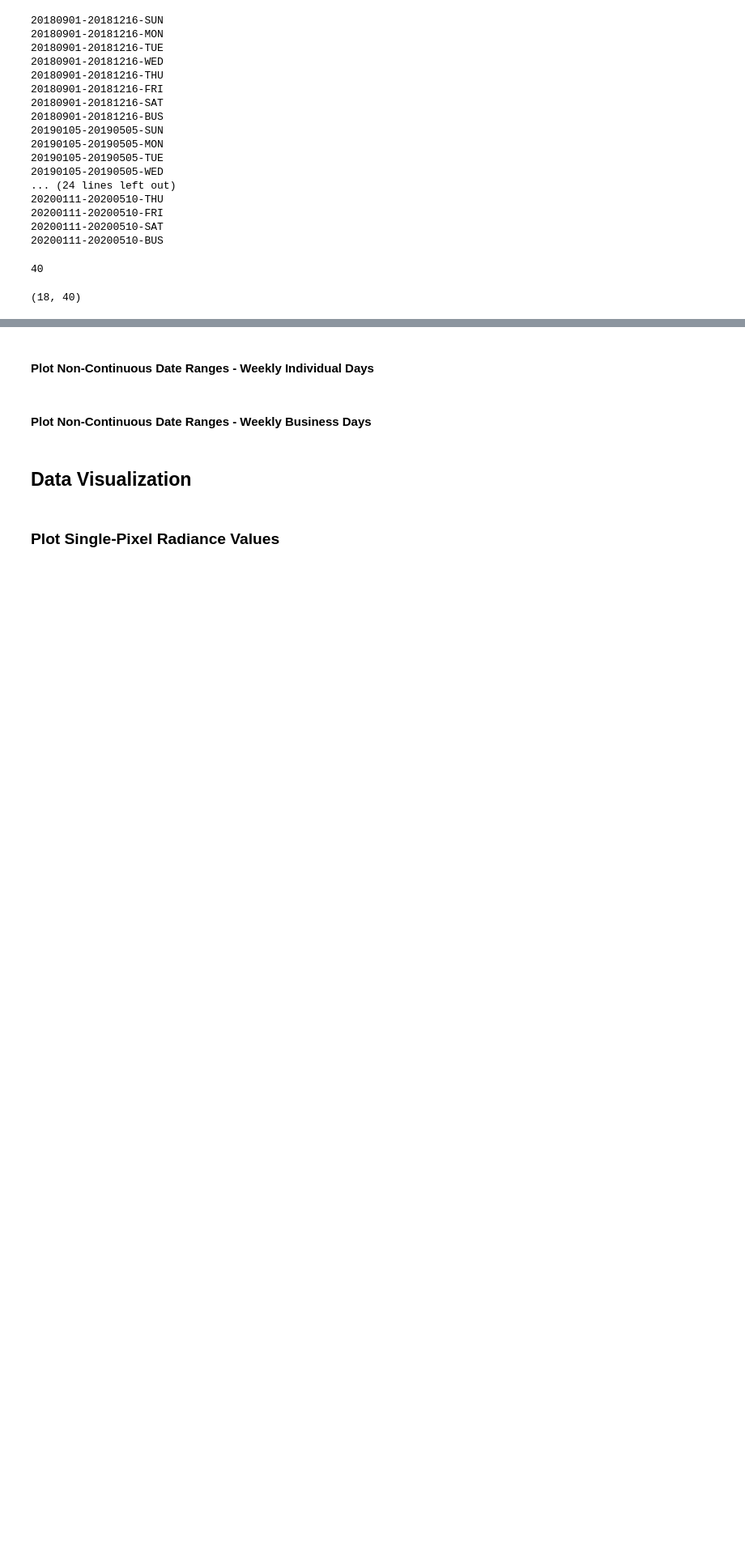
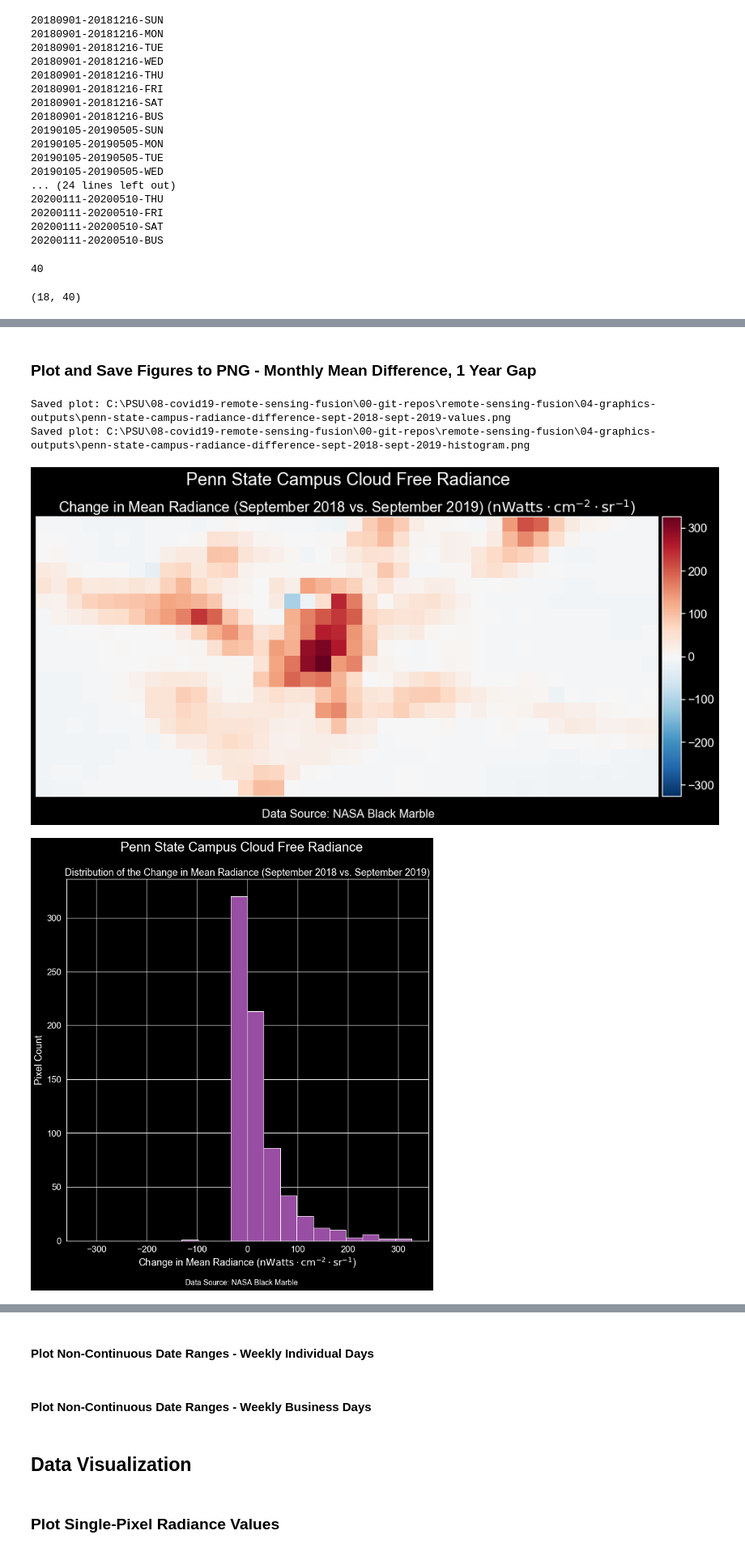
Before and after one commit to calekochenour/remote-sensing-fusion, a Jupyter notebook: 01-code-scripts/penn-state-black-marble-radiance.ipynb, the cells around one changed output, grey strips where cells are left out. Shown at 81% size. Cells and saved outputs as stored; diff of their text form; code cells hidden in the pictures; blank space fills up the shorter version.

Commit message:
Add plots for PSU campus baseline comparisons

```diff
--- a/01-code-scripts/penn-state-black-marble-radiance.ipynb
+++ b/01-code-scripts/penn-state-black-marble-radiance.ipynb
@@ -644,0 +567,41 @@ plt.show()
+# %% [markdown]
+### Plot and Save Figures to PNG - Monthly Mean Difference, 1 Year Gap
+# %%
+# Calculate September 2018 to September 2019 difference
+diff_sep_2018_sep_2019 = rd.subtract_arrays(
+    radiance_monthtly_mean.get('2019').get('09'),
+    radiance_monthtly_mean.get('2018').get('09'))
+
+# Plot difference
+fig, ax = rd.plot_values(
+    diff_sep_2018_sep_2019,
+    title="Change in Mean Radiance (September 2018 vs. September 2019)",
+    difference=True)
+
+# Define output path
+outpath = os.path.join(
+    working_directory, "04-graphics-outputs",
+    "penn-state-campus-radiance-difference-sep-2018-sep-2019-values.png")
+
+# Save figure as PNG
+rd.save_figure(outpath)
+
+# Plot histogram
+fig, ax = rd.plot_histogram(
+    diff_sep_2018_sep_2019,
+    title="Distribution of the Change in Mean Radiance (September 2018 vs. September 2019)",
+    xlabel='Change in Mean Radiance',
+    difference=True)
+
+# Define output path
+outpath = os.path.join(
+    working_directory, "04-graphics-outputs",
+    "penn-state-campus-radiance-difference-sep-2018-sep-2019-histogram.png")
+
+# Save figure as PNG
+rd.save_figure(outpath)
+# %% [output]
+Saved plot: C:\PSU\08-covid19-remote-sensing-fusion\00-git-repos\remote-sensing-fusion\04-graphics-outputs\penn-state-campus-radiance-difference-sept-2018-sept-2019-values.png
+Saved plot: C:\PSU\08-covid19-remote-sensing-fusion\00-git-repos\remote-sensing-fusion\04-graphics-outputs\penn-state-campus-radiance-difference-sept-2018-sept-2019-histogram.png
+[figure, added]
+[figure, added]
```
Also changed, not shown: parts of 43 cells of this notebook.
